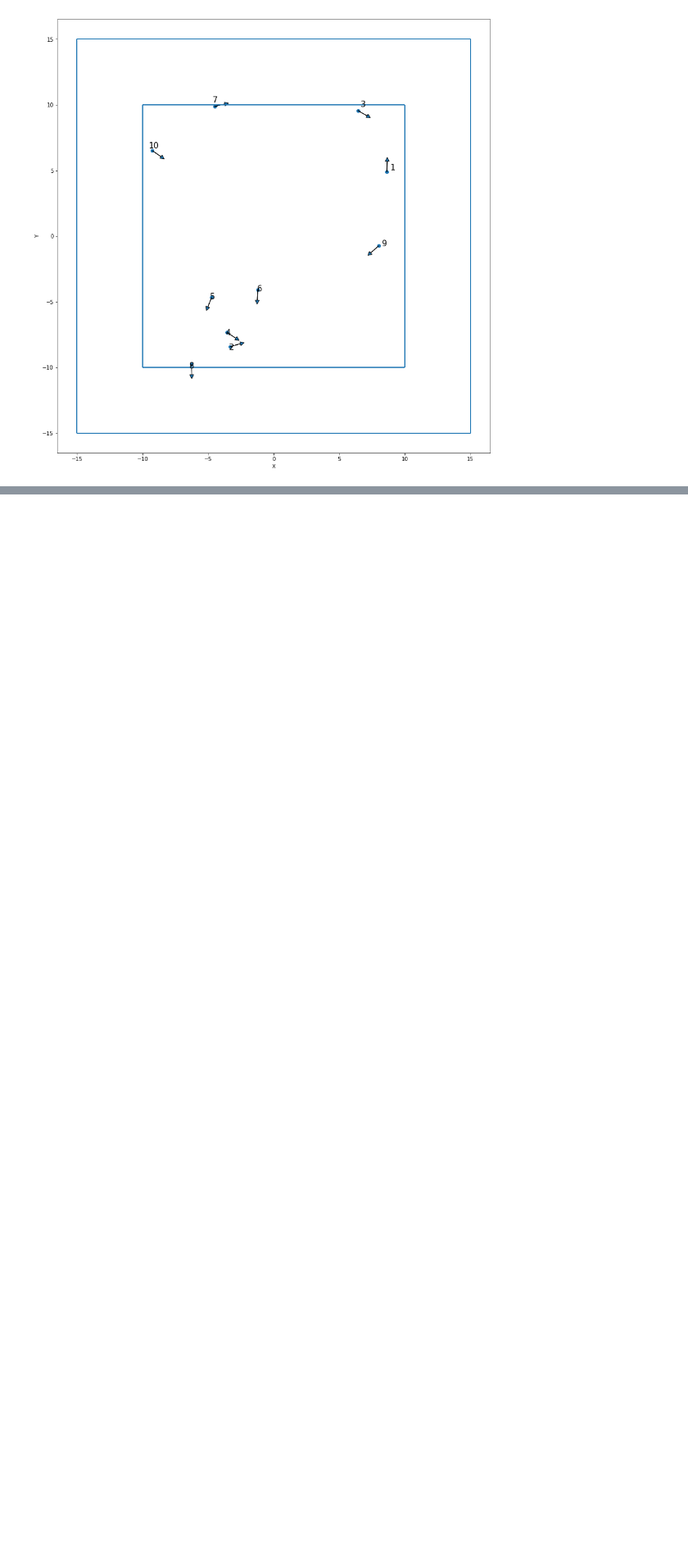
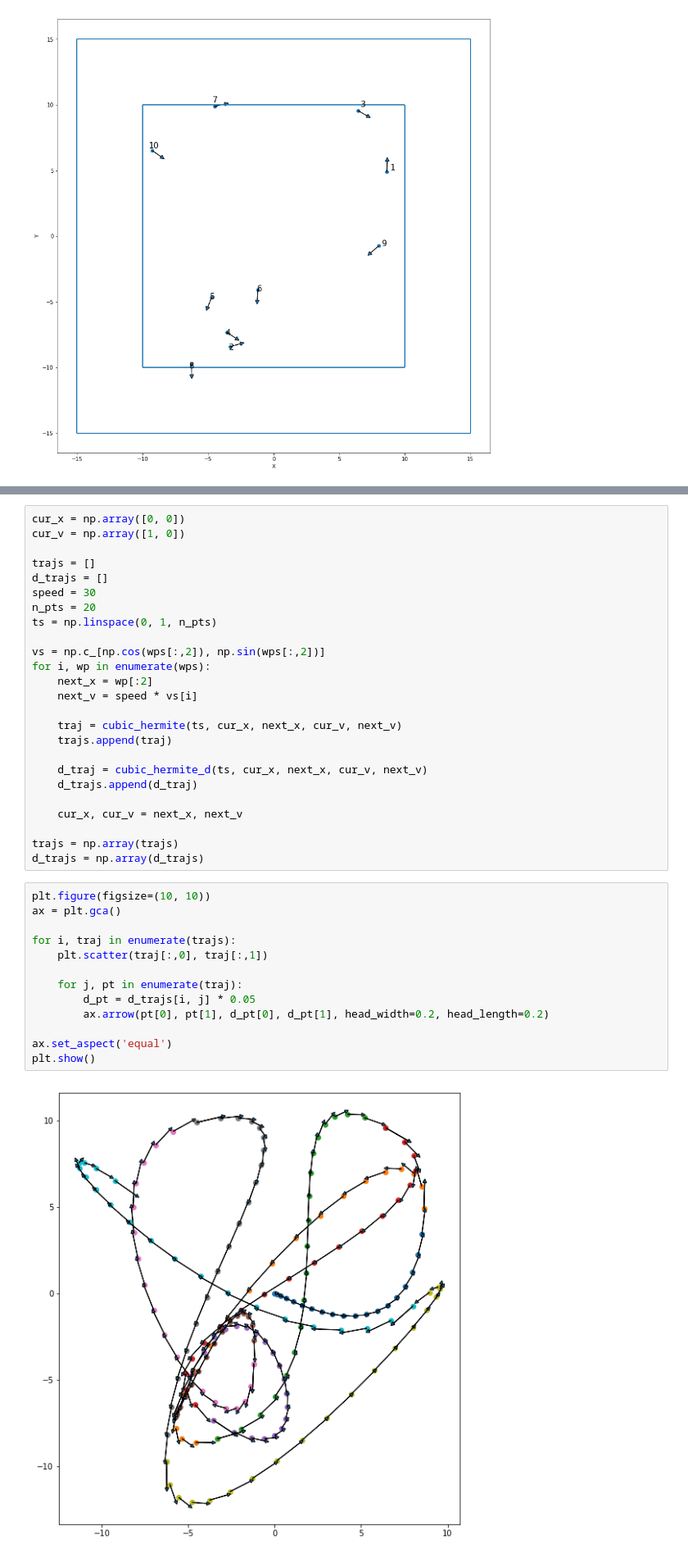
Before and after one commit to jacky-liang/roboopt, a Jupyter notebook: hw2/TrajOpt SB.ipynb, the cells around one changed output, grey strips where cells are left out. Shown at 82% size. Cells and saved outputs as stored; diff of their text form; blank space fills up the shorter version.

Commit message:
working cubic hermite interpolation

```diff
--- a/hw2/TrajOpt SB.ipynb
+++ b/hw2/TrajOpt SB.ipynb
@@ -67,0 +93,40 @@ plt.show()
+# %%
+cur_x = np.array([0, 0])
+cur_v = np.array([1, 0])
+
+trajs = []
+d_trajs = []
+speed = 30
+n_pts = 20
+ts = np.linspace(0, 1, n_pts)
+
+vs = np.c_[np.cos(wps[:,2]), np.sin(wps[:,2])]
+for i, wp in enumerate(wps):
+    next_x = wp[:2]
+    next_v = speed * vs[i]
+
+    traj = cubic_hermite(ts, cur_x, next_x, cur_v, next_v)
+    trajs.append(traj)
+
+    d_traj = cubic_hermite_d(ts, cur_x, next_x, cur_v, next_v)
+    d_trajs.append(d_traj)
+
+    cur_x, cur_v = next_x, next_v
+
+trajs = np.array(trajs)
+d_trajs = np.array(d_trajs)
+# %%
+plt.figure(figsize=(10, 10))
+ax = plt.gca()
+
+for i, traj in enumerate(trajs):
+    plt.scatter(traj[:,0], traj[:,1])
+
+    for j, pt in enumerate(traj):
+        d_pt = d_trajs[i, j] * 0.05
+        ax.arrow(pt[0], pt[1], d_pt[0], d_pt[1], head_width=0.2, head_length=0.2)
+
+ax.set_aspect('equal')
+plt.show()
+# %% [output]
+[figure, added]
```
Also changed, not shown: parts of 1 cell of this notebook.
